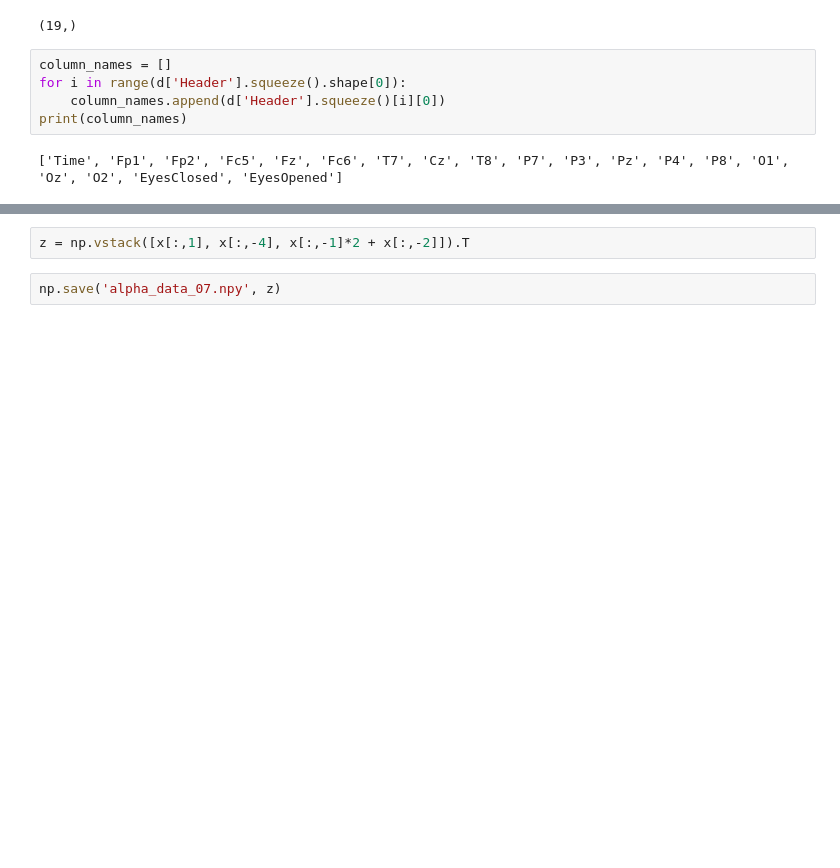
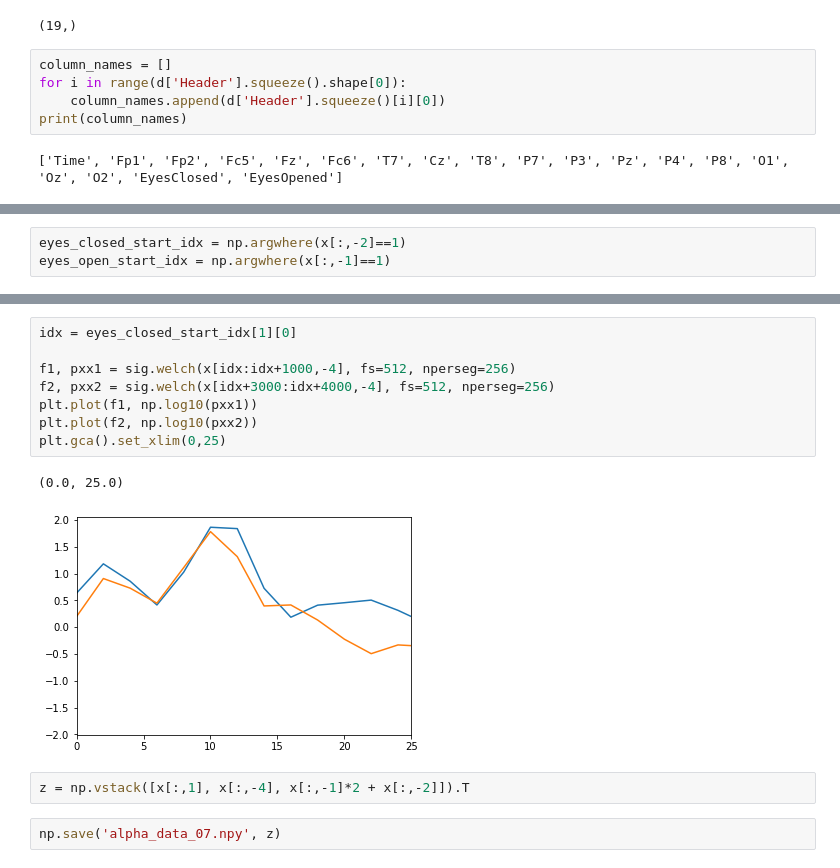
Before and after one commit to ckemere/elec380, a Jupyter notebook: source/assignments/hw2/Import Alpha Data.ipynb, the cells around one changed output, grey strips where cells are left out. Saved outputs shown, nothing was run; the diff lists cells and outputs as text; blank space fills up the shorter version.

```diff
--- a/source/assignments/hw2/Import Alpha Data.ipynb
+++ b/source/assignments/hw2/Import Alpha Data.ipynb
@@ -55,0 +56,3 @@ ax.set_ylim(0,64)
+# %%
+eyes_closed_start_idx = np.argwhere(x[:,-2]==1)
+eyes_open_start_idx = np.argwhere(x[:,-1]==1)
@@ -56,3 +63,14 @@ ax.set_ylim(0,64)
+# %%
+idx = eyes_closed_start_idx[1][0]
+
+f1, pxx1 = sig.welch(x[idx:idx+1000,-4], fs=512, nperseg=256)
+f2, pxx2 = sig.welch(x[idx+3000:idx+4000,-4], fs=512, nperseg=256)
+plt.plot(f1, np.log10(pxx1))
+plt.plot(f2, np.log10(pxx2))
+plt.gca().set_xlim(0,25)
+# %% [output]
+(0.0, 25.0)
+[figure, added]
 # %%
 z = np.vstack([x[:,1], x[:,-4], x[:,-1]*2 + x[:,-2]]).T
 # %%
```
Also changed, not shown: parts of 3 cells of this notebook, 3 other files.
